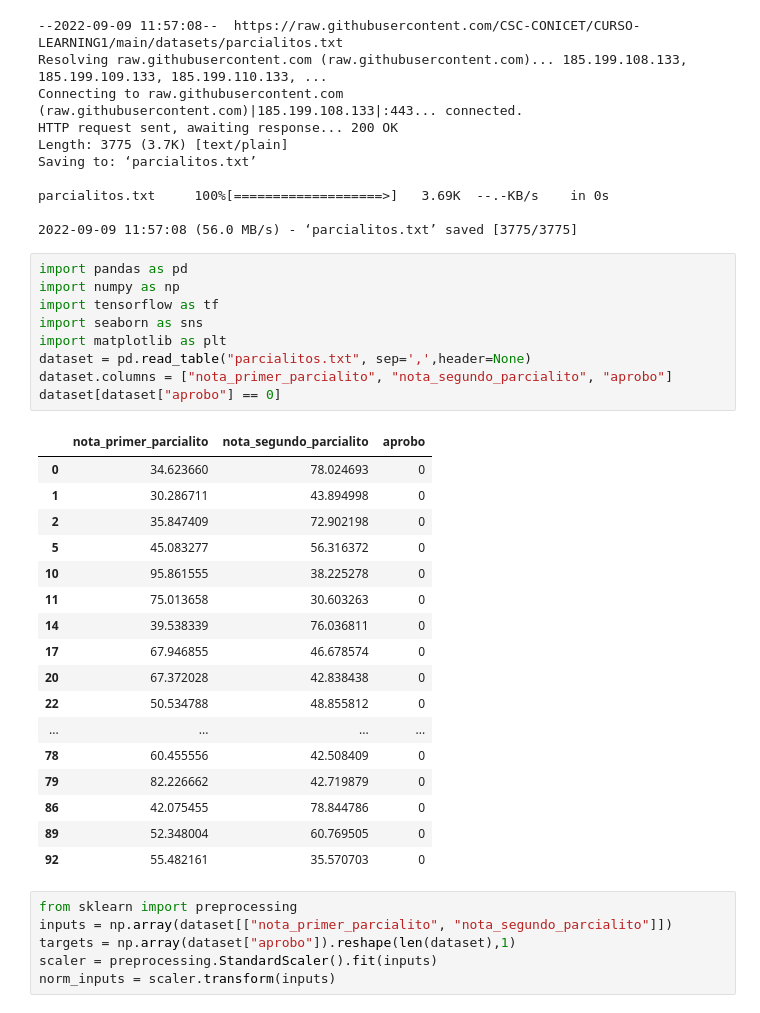
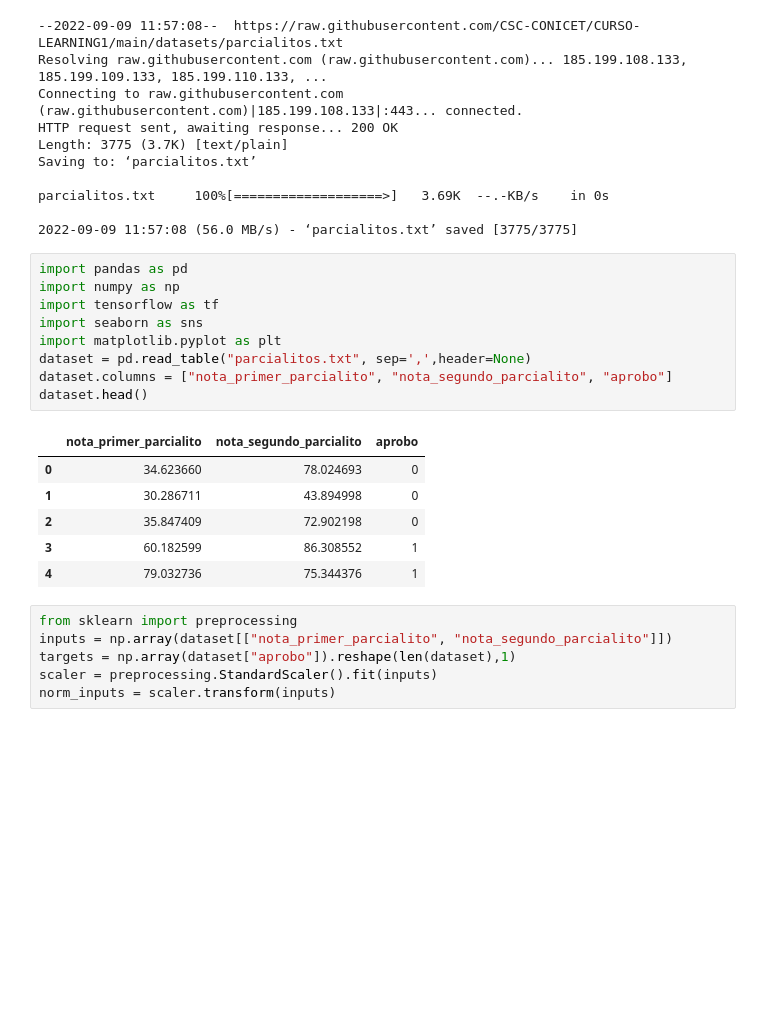
Before and after one commit to Nacho2904/pasantiacsc, a Jupyter notebook: regresion_logistica.ipynb, the cells around one changed output. Cells and saved outputs as stored; diff of their text form; blank space fills up the shorter version.

```diff
--- a/regresion_logistica.ipynb
+++ b/regresion_logistica.ipynb
@@ -23,30 +23,19 @@ parcialitos.txt     100%[===================>]   3.69K  --.-KB/s    in 0s
 # %%
 import pandas as pd
 import numpy as np
 import tensorflow as tf
 import seaborn as sns
-import matplotlib as plt
+import matplotlib.pyplot as plt
 dataset = pd.read_table("parcialitos.txt", sep=',',header=None)
 dataset.columns = ["nota_primer_parcialito", "nota_segundo_parcialito", "aprobo"]
-dataset[dataset["aprobo"] == 0]
+dataset.head()
 # %% [output]
 |  | nota_primer_parcialito | nota_segundo_parcialito | aprobo |
 | 0 | 34.623660 | 78.024693 | 0 |
 | 1 | 30.286711 | 43.894998 | 0 |
 | 2 | 35.847409 | 72.902198 | 0 |
-| 5 | 45.083277 | 56.316372 | 0 |
-| 10 | 95.861555 | 38.225278 | 0 |
-| 11 | 75.013658 | 30.603263 | 0 |
-| 14 | 39.538339 | 76.036811 | 0 |
-| 17 | 67.946855 | 46.678574 | 0 |
-| 20 | 67.372028 | 42.838438 | 0 |
-| 22 | 50.534788 | 48.855812 | 0 |
-| ... | ... | ... | ... |
-| 78 | 60.455556 | 42.508409 | 0 |
-| 79 | 82.226662 | 42.719879 | 0 |
-| 86 | 42.075455 | 78.844786 | 0 |
-| 89 | 52.348004 | 60.769505 | 0 |
-| 92 | 55.482161 | 35.570703 | 0 |
+| 3 | 60.182599 | 86.308552 | 1 |
+| 4 | 79.032736 | 75.344376 | 1 |
 # %%
 from sklearn import preprocessing
 inputs = np.array(dataset[["nota_primer_parcialito", "nota_segundo_parcialito"]])
```
Also changed, not shown: parts of 24 cells of this notebook.
